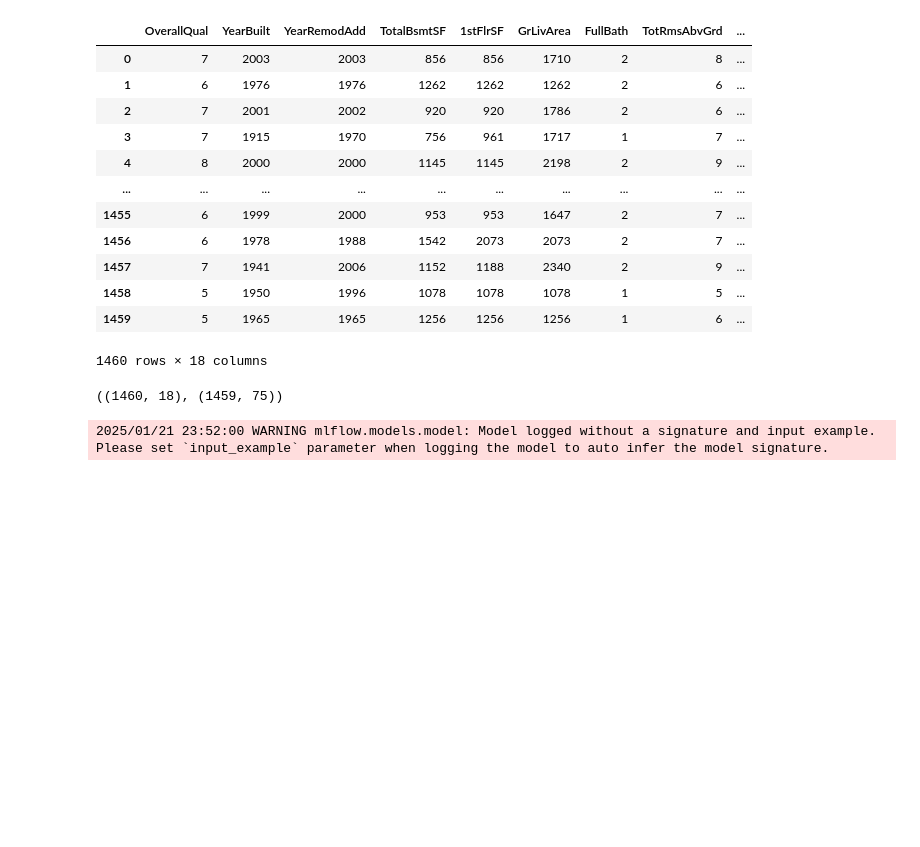
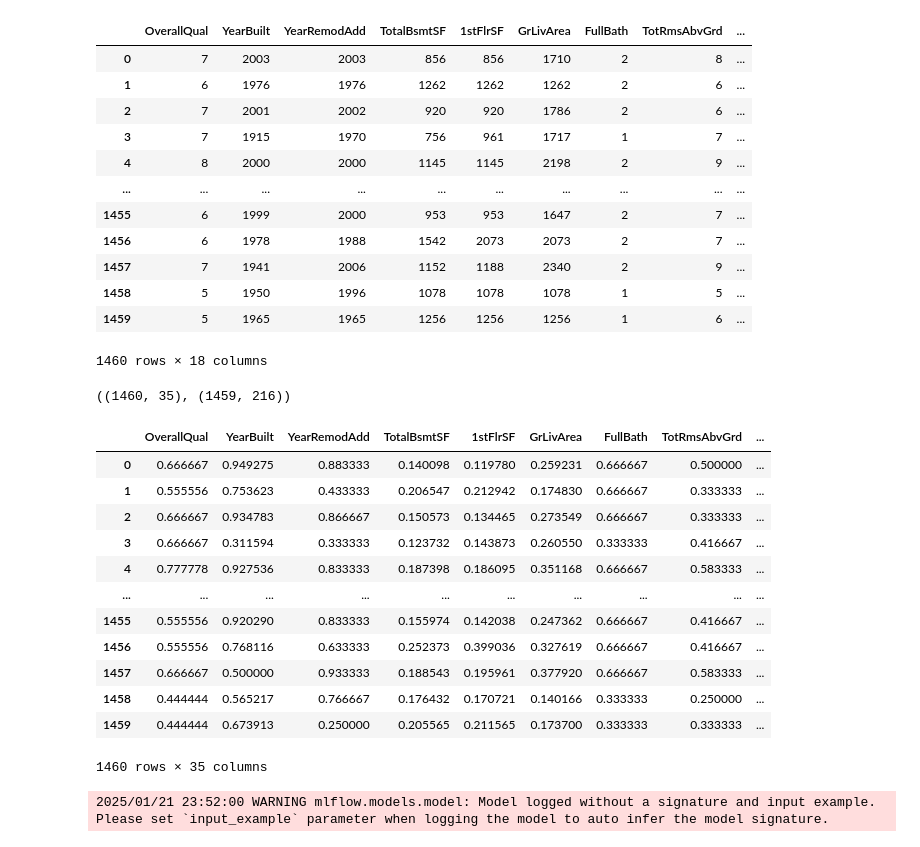
Before and after one commit to andhikaputrab/MLOps_House_Price_Predictions, a Jupyter notebook: notebooks/house_price_prediction.ipynb, the cells around one changed output. Saved outputs shown, nothing was run; the diff lists cells and outputs as text; code cells hidden in the pictures; blank space fills up the shorter version.

Commit message:
small change data_processor

```diff
--- a/notebooks/house_price_prediction.ipynb
+++ b/notebooks/house_price_prediction.ipynb
@@ -128,8 +128,8 @@ df_train
 1460 rows × 18 columns
 # %%
 # # Encode categorical variables using one-hot encoding
-# train_data_encoded = pd.get_dummies(df_train, drop_first=True)
-# test_data_encoded = pd.get_dummies(df_test, drop_first=True)
+df_train = pd.get_dummies(df_train, drop_first=True)
+df_test = pd.get_dummies(df_test, drop_first=True)
 
 # # Align the train and test datasets to ensure they have the same columns
 # train_data_encoded, test_data_encoded = train_data_encoded.align(test_data_encoded, join='left', axis=1)
@@ -145,5 +145,21 @@ df_test[numerical_columns] = scaler.transform(df_test[numerical_columns])
 
 df_train.shape, df_test.shape
 # %% [output]
-((1460, 18), (1459, 75))
+((1460, 35), (1459, 216))
+# %%
+df_train
+# %% [output]
+|  | OverallQual | YearBuilt | YearRemodAdd | TotalBsmtSF | 1stFlrSF | GrLivArea | FullBath | TotRmsAbvGrd | ... |
+| 0 | 0.666667 | 0.949275 | 0.883333 | 0.140098 | 0.119780 | 0.259231 | 0.666667 | 0.500000 | ... |
+| 1 | 0.555556 | 0.753623 | 0.433333 | 0.206547 | 0.212942 | 0.174830 | 0.666667 | 0.333333 | ... |
+| 2 | 0.666667 | 0.934783 | 0.866667 | 0.150573 | 0.134465 | 0.273549 | 0.666667 | 0.333333 | ... |
+| 3 | 0.666667 | 0.311594 | 0.333333 | 0.123732 | 0.143873 | 0.260550 | 0.333333 | 0.416667 | ... |
+| 4 | 0.777778 | 0.927536 | 0.833333 | 0.187398 | 0.186095 | 0.351168 | 0.666667 | 0.583333 | ... |
+| ... | ... | ... | ... | ... | ... | ... | ... | ... | ... |
+| 1455 | 0.555556 | 0.920290 | 0.833333 | 0.155974 | 0.142038 | 0.247362 | 0.666667 | 0.416667 | ... |
+| 1456 | 0.555556 | 0.768116 | 0.633333 | 0.252373 | 0.399036 | 0.327619 | 0.666667 | 0.416667 | ... |
+| 1457 | 0.666667 | 0.500000 | 0.933333 | 0.188543 | 0.195961 | 0.377920 | 0.666667 | 0.583333 | ... |
+| 1458 | 0.444444 | 0.565217 | 0.766667 | 0.176432 | 0.170721 | 0.140166 | 0.333333 | 0.250000 | ... |
+| 1459 | 0.444444 | 0.673913 | 0.250000 | 0.205565 | 0.211565 | 0.173700 | 0.333333 | 0.333333 | ... |
+1460 rows × 35 columns
 # %%
```
Also changed, not shown: parts of 1 cell of this notebook, 34 other files.
